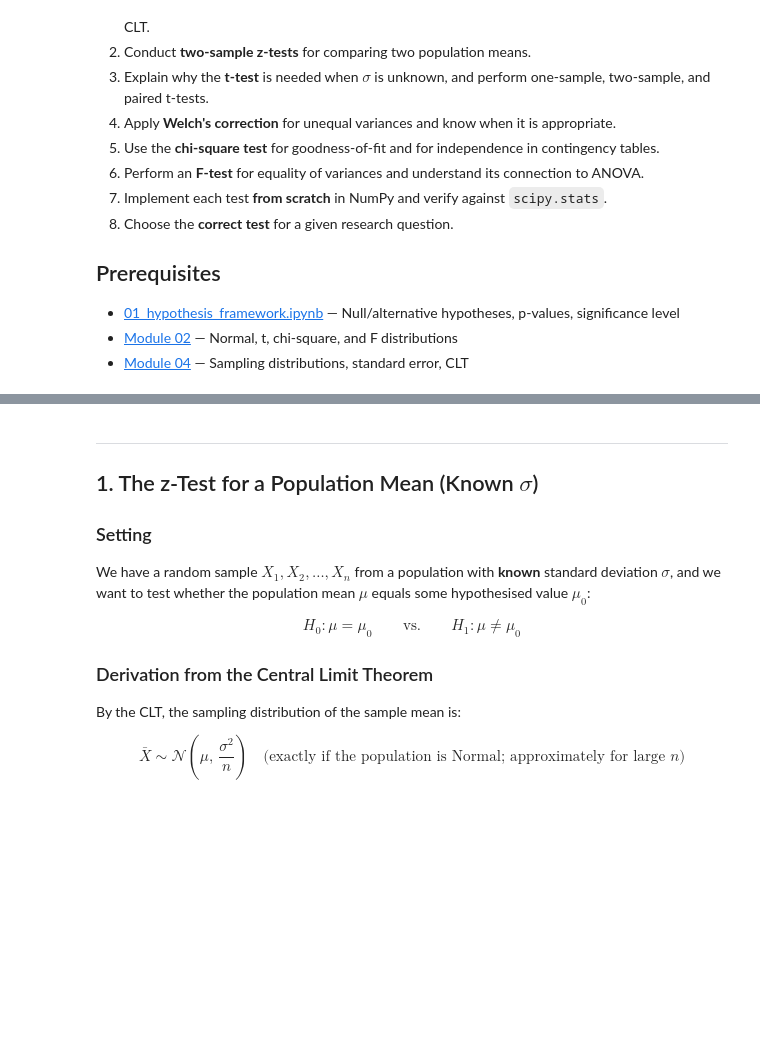
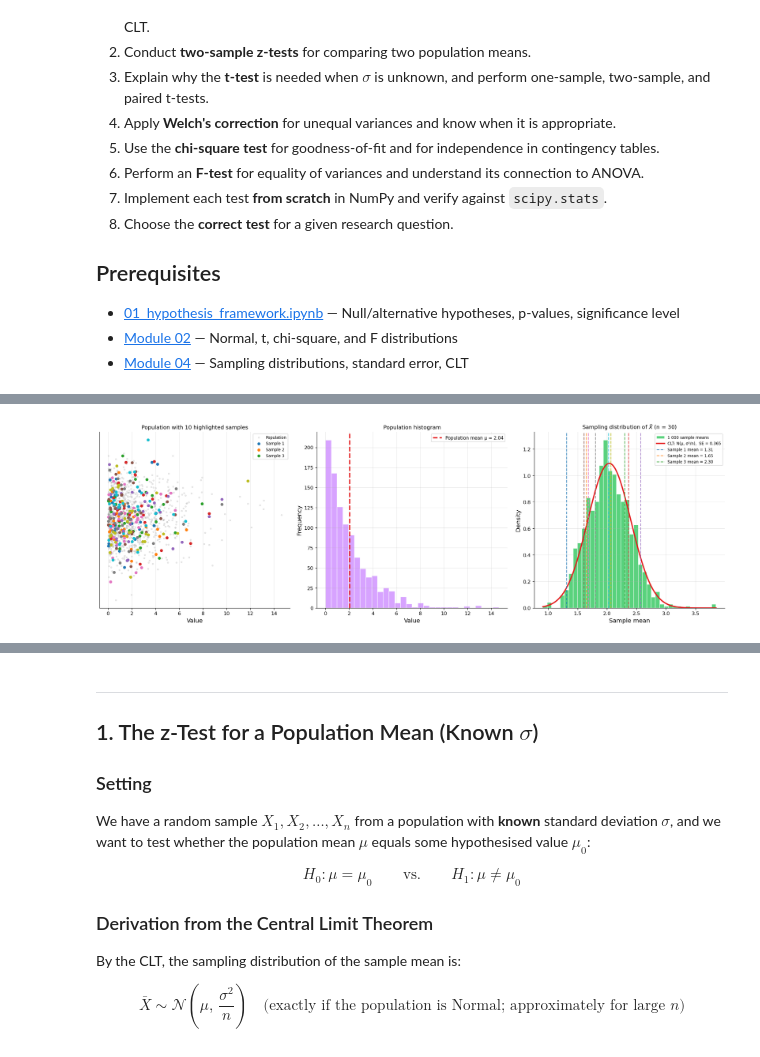
Before and after one commit to alextimmer/applied-and-mathematical-statistics, a Jupyter notebook: notebooks/05_hypothesis_testing/02_common_tests.ipynb, the cells around one changed output, grey strips where cells are left out. Saved outputs shown, nothing was run; the diff lists cells and outputs as text; code cells hidden in the pictures; blank space fills up the shorter version.

```diff
--- a/notebooks/05_hypothesis_testing/02_common_tests.ipynb
+++ b/notebooks/05_hypothesis_testing/02_common_tests.ipynb
@@ -88,0 +210,99 @@ rng = np.random.default_rng(42)
+# %%
+# The sampling process: from individual data points to sample means
+fig, (ax1, ax2, ax3) = plt.subplots(1, 3, figsize=(18, 6))
+
+# Use the same exponential population as above
+pop = rng.exponential(scale=2, size=1_000)
+n_obs = 30  # sample size
+n_draw = 1_000  # total samples for the histogram
+cmap = plt.colormaps["tab10"]
+
+# ---------- Left panel: scatter plot of population + 10 coloured samples ----------
+# Jitter y-positions so dots don't overlap on a line
+ax1.scatter(
+    pop,
+    rng.normal(0, 0.08, size=len(pop)),
+    alpha=0.20,
+    s=8,
+    color="0.6",
+    label="Population",
+    zorder=1,
+)
+
+sample_means_coloured = []  # store means for panel 3
+for i in range(10):
+    idx = rng.choice(len(pop), size=n_obs, replace=False)
+    samp = pop[idx]
+    sample_means_coloured.append(samp.mean())
+    ax1.scatter(
+        samp,
+        rng.normal(0, 0.08, size=n_obs),
+        color=cmap(i),
+        s=25,
+        zorder=2,
+        label=f"Sample {i + 1}" if i < 3 else None,
+    )
+
+ax1.set_title("Population with 10 highlighted samples", fontsize=11)
+ax1.set_xlabel("Value")
+ax1.set_yticks([])
+ax1.legend(fontsize=8, loc="upper right", ncol=1)
+
+# ---------- Centre panel: population histogram with mean ----------
+ax2.hist(pop, bins=30, alpha=0.7, color="#C77CFF", edgecolor="white")
+ax2.axvline(
+    pop.mean(),
+    color="#E41A1C",
+    linewidth=2.5,
+    linestyle="--",
+    label=f"Population mean μ = {pop.mean():.2f}",
+)
+ax2.set_title("Population histogram", fontsize=11)
+ax2.set_xlabel("Value")
+ax2.set_ylabel("Frequency")
+ax2.legend(fontsize=9)
+
+# ---------- Right panel: sampling distribution + coloured mean lines ----------
+all_means = np.array([rng.choice(pop, size=n_obs).mean() for _ in range(n_draw)])
+
+ax3.hist(
+    all_means,
+    bins=40,
+    density=True,
+    alpha=0.65,
+    color="#00BA38",
+    edgecolor="white",
+    label="1 000 sample means",
+)
+
+# Overlay the CLT prediction
+se = pop.std() / np.sqrt(n_obs)
+xf = np.linspace(all_means.min(), all_means.max(), 200)
+ax3.plot(
+    xf,
+    stats.norm.pdf(xf, pop.mean(), se),
+    color="#E41A1C",
+    linewidth=2.5,
+    label=f"CLT: N(μ, σ²/n),  SE = {se:.3f}",
+)
+
+# Colour-coded lines for the 10 highlighted samples
+for i, m in enumerate(sample_means_coloured):
+    ax3.axvline(
+        m,
+        color=cmap(i),
+        linewidth=1.5,
+        alpha=0.8,
+        linestyle="--",
+        label=f"Sample {i + 1} mean = {m:.2f}" if i < 3 else None,
+    )
+
+ax3.set_title(f"Sampling distribution of $\\bar{{X}}$ (n = {n_obs})", fontsize=11)
+ax3.set_xlabel("Sample mean")
+ax3.set_ylabel("Density")
+ax3.legend(fontsize=8, loc="upper right")
+
+plt.tight_layout()
+plt.show()
+# %% [output]
+[figure, added]
```
Also changed, not shown: parts of 12 cells of this notebook, 5 other files.
